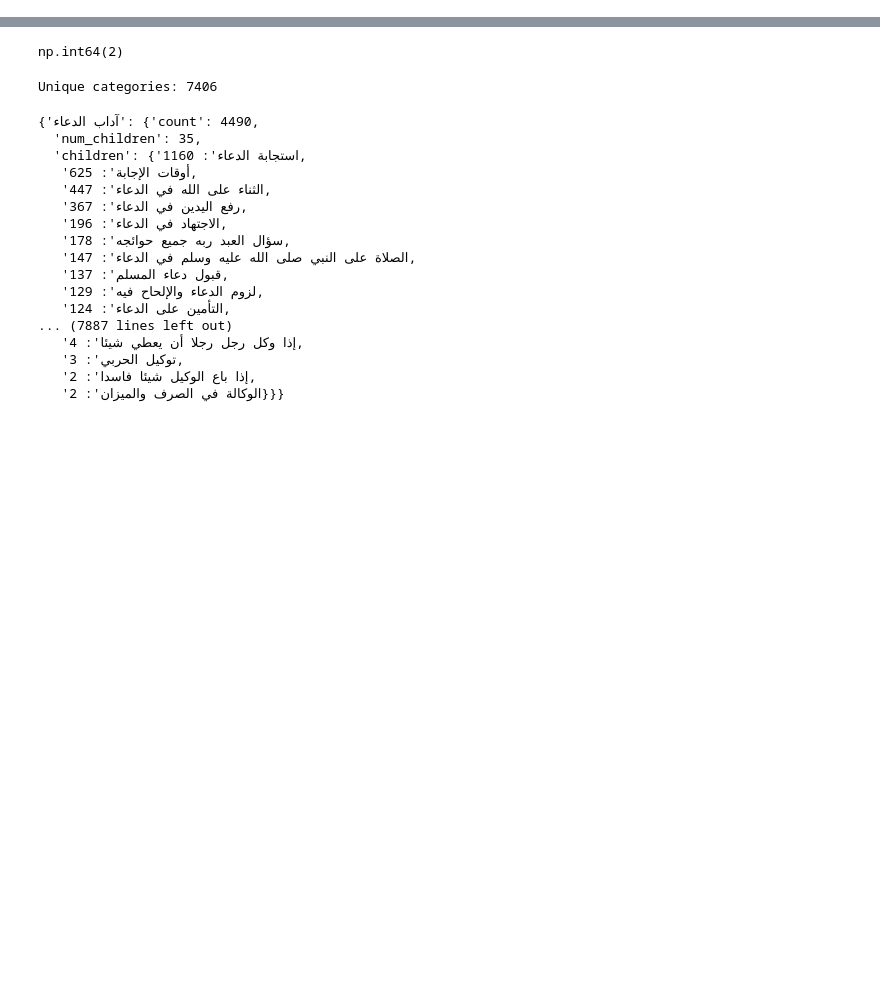
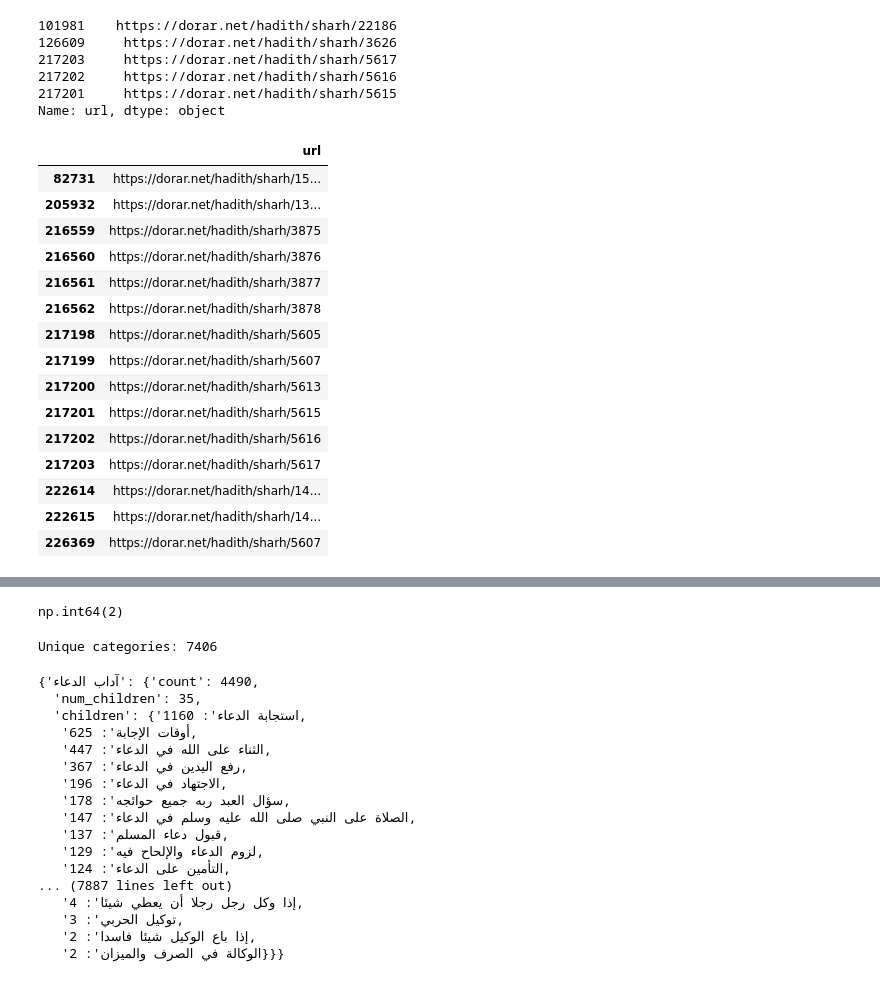
Before and after one commit to aliabdelmonam/Islamic-Knowledge-Retrieval-System, a Jupyter notebook: notebooks/test_search.ipynb, the cells around one changed output, grey strips where cells are left out. Drawn from its saved outputs; the diff is of its cells as text; code cells hidden in the pictures; blank space fills up the shorter version.

```diff
--- a/notebooks/test_search.ipynb
+++ b/notebooks/test_search.ipynb
@@ -10,0 +40,2 @@ df2['categories'][0]
+# %%
+main_books = df2[df2["source"].isin(HADITH_SOURCES)].copy()
@@ -10,0 +44,21 @@ df2['categories'][0]
+# %%
+import re
+ARABIC_TASHKEEL = re.compile(r"[\u0610-\u061A\u064B-\u065F\u06D6-\u06ED]")
+NON_WORD = re.compile(r"[^\w\s\u0600-\u06FF]+", re.UNICODE)
+
+
+def normalize_arabic(text: str) -> str:
+    """ArithmeticError normalization for Arabic text: remove diacritics, normalize letters, and remove non-word characters."""
+    if text is None or (isinstance(text, float) and pd.isna(text)):
+        return ""
+    text = str(text)
+    text = ARABIC_TASHKEEL.sub("", text)
+    text = text.replace("\ufeff", "")
+    text = re.sub(r"[إأآٱ]", "ا", text)
+    text = re.sub(r"ى", "ي", text)
+    text = re.sub(r"ة", "ه", text)
+    text = NON_WORD.sub(" ", text)
+    text = re.sub(r"\s+", " ", text).strip()
+    return text
+# %%
+main_books['normalized_hadith'] = main_books['hadith'].apply(normalize_arabic)
@@ -10,0 +172,38 @@ df2['categories'][0]
+# %%
+bukhari = main_books[main_books["source"] == "صحيح البخاري"]
+
+first_hadith = (
+    bukhari
+    .groupby("hadith")
+    .filter(lambda g: g["sharh"].nunique() > 1)
+    .sort_values("hadith")
+    .head(5)
+)
+
+print(first_hadith['url'])
+# %% [output]
+101981    https://dorar.net/hadith/sharh/22186
+126609     https://dorar.net/hadith/sharh/3626
+217203     https://dorar.net/hadith/sharh/5617
+217202     https://dorar.net/hadith/sharh/5616
+217201     https://dorar.net/hadith/sharh/5615
+Name: url, dtype: object
+# %%
+bukhari[bukhari['page']=="5271"][['url']]
+# %% [output]
+|  | url |
+| 82731 | https://dorar.net/hadith/sharh/15... |
+| 205932 | https://dorar.net/hadith/sharh/13... |
+| 216559 | https://dorar.net/hadith/sharh/3875 |
+| 216560 | https://dorar.net/hadith/sharh/3876 |
+| 216561 | https://dorar.net/hadith/sharh/3877 |
+| 216562 | https://dorar.net/hadith/sharh/3878 |
+| 217198 | https://dorar.net/hadith/sharh/5605 |
+| 217199 | https://dorar.net/hadith/sharh/5607 |
+| 217200 | https://dorar.net/hadith/sharh/5613 |
+| 217201 | https://dorar.net/hadith/sharh/5615 |
+| 217202 | https://dorar.net/hadith/sharh/5616 |
+| 217203 | https://dorar.net/hadith/sharh/5617 |
+| 222614 | https://dorar.net/hadith/sharh/14... |
+| 222615 | https://dorar.net/hadith/sharh/14... |
+| 226369 | https://dorar.net/hadith/sharh/5607 |
```
Also changed, not shown: parts of 28 cells of this notebook, 10 other files.
